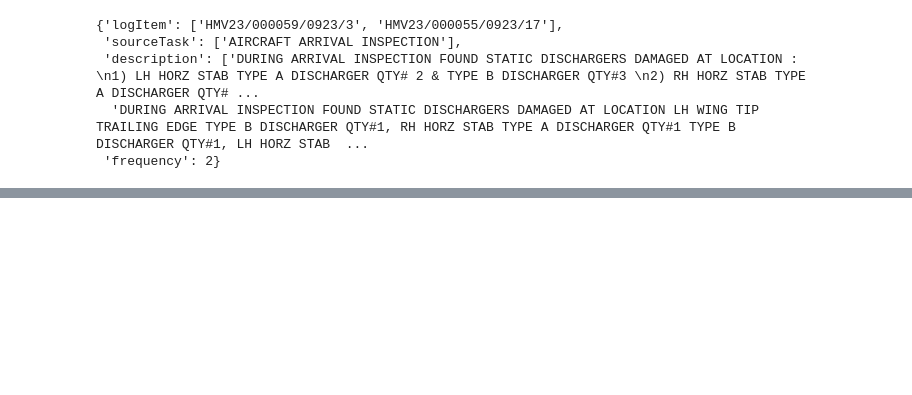
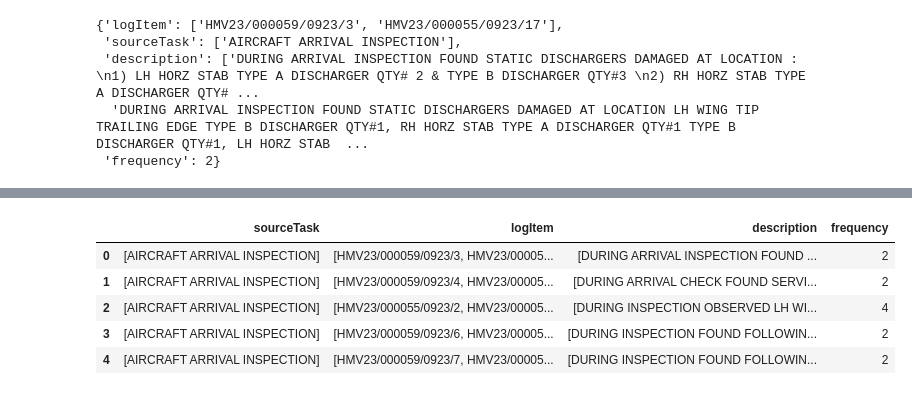
Before and after one commit to ranjithnrjk/gmr, a Jupyter notebook: flight_maintenance.ipynb, the cells around one changed output, grey strips where cells are left out. Saved outputs shown, nothing was run; the diff lists cells and outputs as text; code cells hidden in the pictures; blank space fills up the shorter version.

```diff
--- a/flight_maintenance.ipynb
+++ b/flight_maintenance.ipynb
@@ -1028,0 +1053,10 @@ print(table)
+# %%
+final_result = final_result[['sourceTask', 'logItem', 'description', 'frequency']]
+final_result.head()
+# %% [output]
+|  | sourceTask | logItem | description | frequency |
+| 0 | [AIRCRAFT ARRIVAL INSPECTION] | [HMV23/000059/0923/3, HMV23/00005... | [DURING ARRIVAL INSPECTION FOUND ... | 2 |
+| 1 | [AIRCRAFT ARRIVAL INSPECTION] | [HMV23/000059/0923/4, HMV23/00005... | [DURING ARRIVAL CHECK FOUND SERVI... | 2 |
+| 2 | [AIRCRAFT ARRIVAL INSPECTION] | [HMV23/000055/0923/2, HMV23/00005... | [DURING INSPECTION OBSERVED LH WI... | 4 |
+| 3 | [AIRCRAFT ARRIVAL INSPECTION] | [HMV23/000059/0923/6, HMV23/00005... | [DURING INSPECTION FOUND FOLLOWIN... | 2 |
+| 4 | [AIRCRAFT ARRIVAL INSPECTION] | [HMV23/000059/0923/7, HMV23/00005... | [DURING INSPECTION FOUND FOLLOWIN... | 2 |
```
Also changed, not shown: parts of 28 cells of this notebook, 3 other files.
